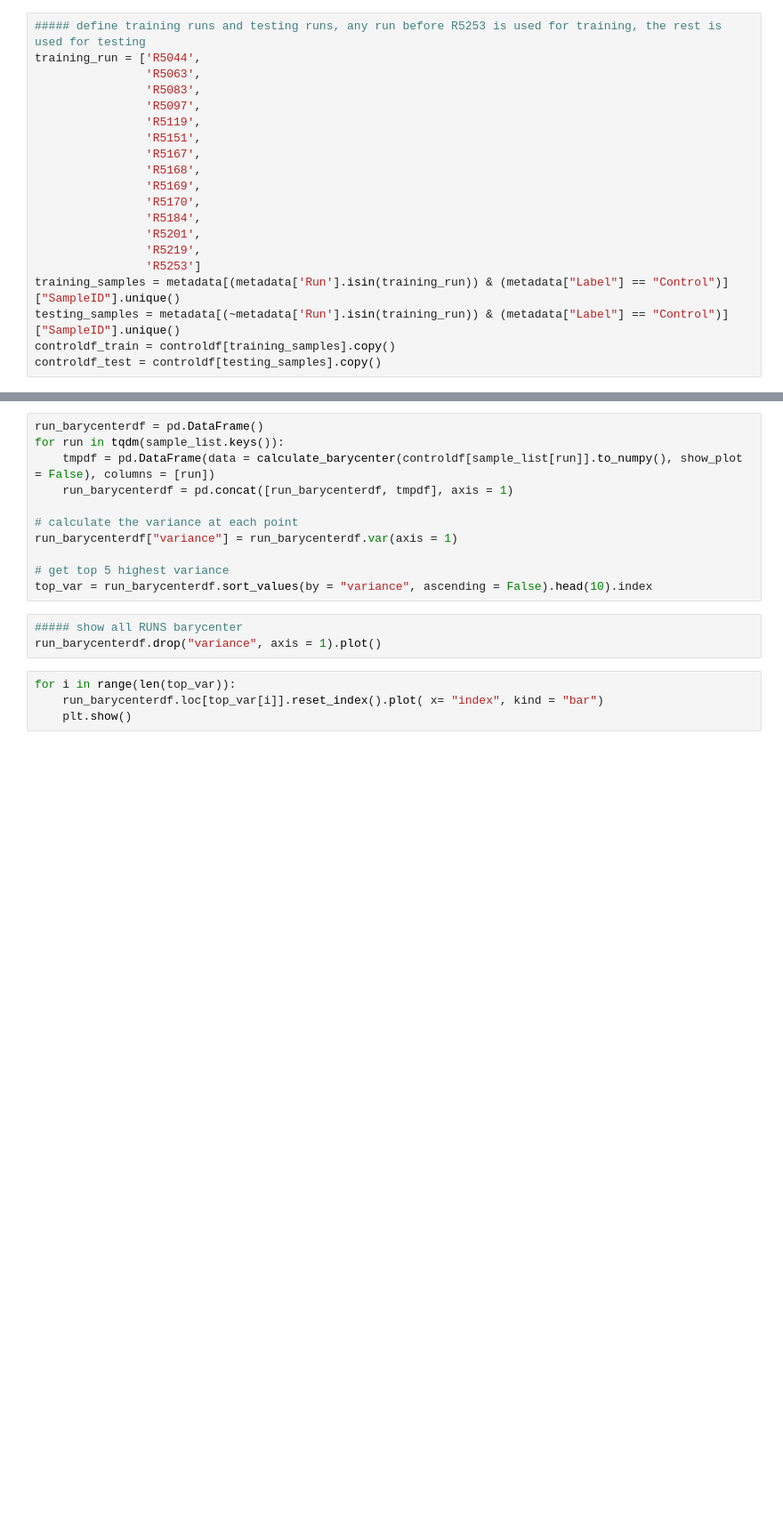
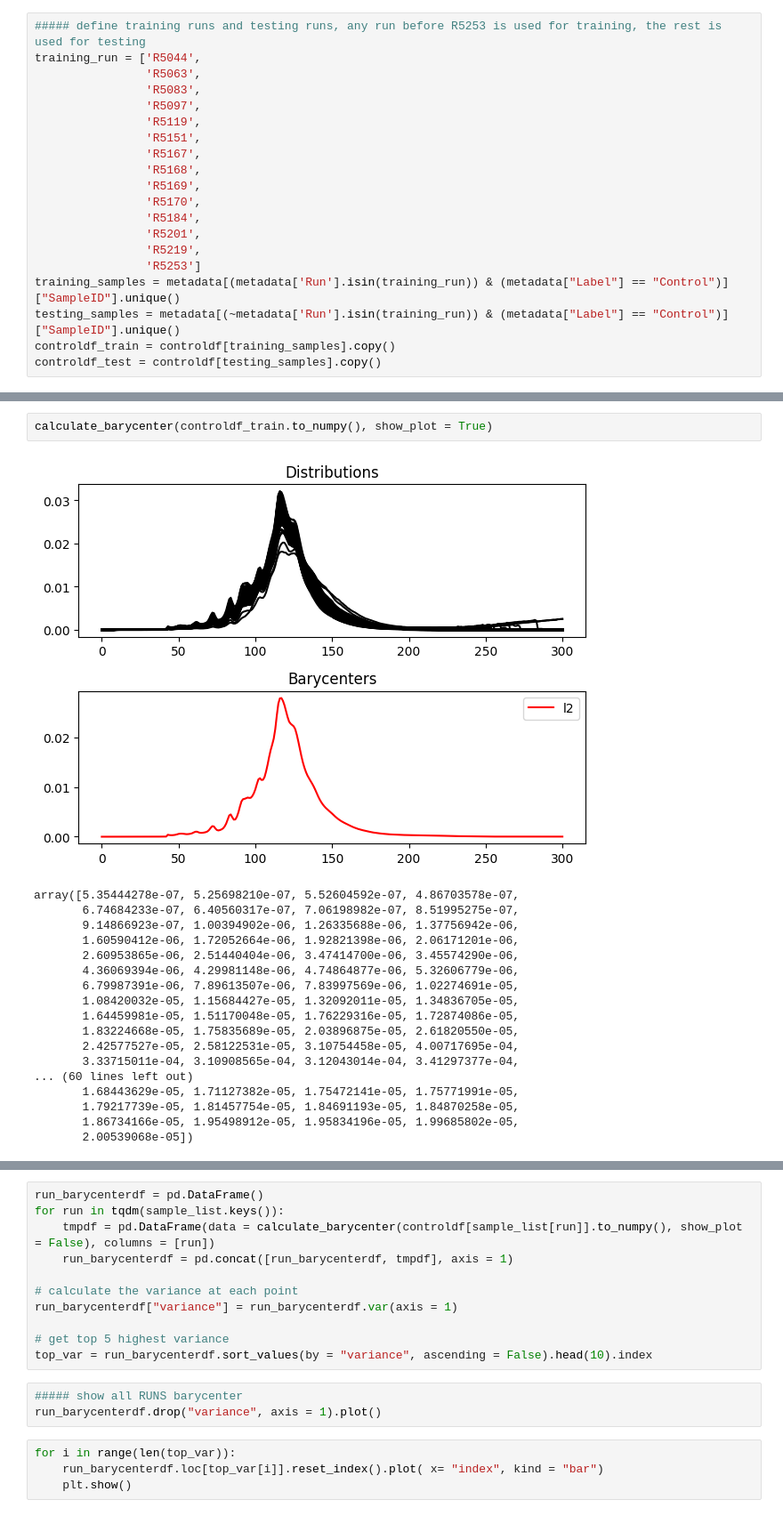
Before and after one commit to hieunguyen4193/dist_feature_distance, a Jupyter notebook: 02_optimal_transport_distance_flen.ipynb, the cells around one changed output, grey strips where cells are left out. Shown: that part at 89% size. Saved outputs shown, nothing was run; the diff lists cells and outputs as text; blank space fills up the shorter version.

```diff
--- a/02_optimal_transport_distance_flen.ipynb
+++ b/02_optimal_transport_distance_flen.ipynb
@@ -62,3 +83,24 @@ ValueError: operands could not be broadcast together with shapes (251,301) (300,
+# %%
+calculate_barycenter(controldf_train.to_numpy(), show_plot = True)
+# %% [output]
+[figure, added]
+array([5.35444278e-07, 5.25698210e-07, 5.52604592e-07, 4.86703578e-07,
+       6.74684233e-07, 6.40560317e-07, 7.06198982e-07, 8.51995275e-07,
+       9.14866923e-07, 1.00394902e-06, 1.26335688e-06, 1.37756942e-06,
+       1.60590412e-06, 1.72052664e-06, 1.92821398e-06, 2.06171201e-06,
+       2.60953865e-06, 2.51440404e-06, 3.47414700e-06, 3.45574290e-06,
+       4.36069394e-06, 4.29981148e-06, 4.74864877e-06, 5.32606779e-06,
+       6.79987391e-06, 7.89613507e-06, 7.83997569e-06, 1.02274691e-05,
+       1.08420032e-05, 1.15684427e-05, 1.32092011e-05, 1.34836705e-05,
+       1.64459981e-05, 1.51170048e-05, 1.76229316e-05, 1.72874086e-05,
+       1.83224668e-05, 1.75835689e-05, 2.03896875e-05, 2.61820550e-05,
+       2.42577527e-05, 2.58122531e-05, 3.10754458e-05, 4.00717695e-04,
+       3.33715011e-04, 3.10908565e-04, 3.12043014e-04, 3.41297377e-04,
+... (60 lines left out)
+       1.68443629e-05, 1.71127382e-05, 1.75472141e-05, 1.75771991e-05,
+       1.79217739e-05, 1.81457754e-05, 1.84691193e-05, 1.84870258e-05,
+       1.86734166e-05, 1.95498912e-05, 1.95834196e-05, 1.99685802e-05,
+       2.00539068e-05])
 # %%
 ##### caclulate the OT distance from testing samples to "training samples" barycenter
 testdf = pd.DataFrame(data = testing_samples, columns=["SampleID"])
```
Also changed, not shown: parts of 6 cells of this notebook, 4 other files.
